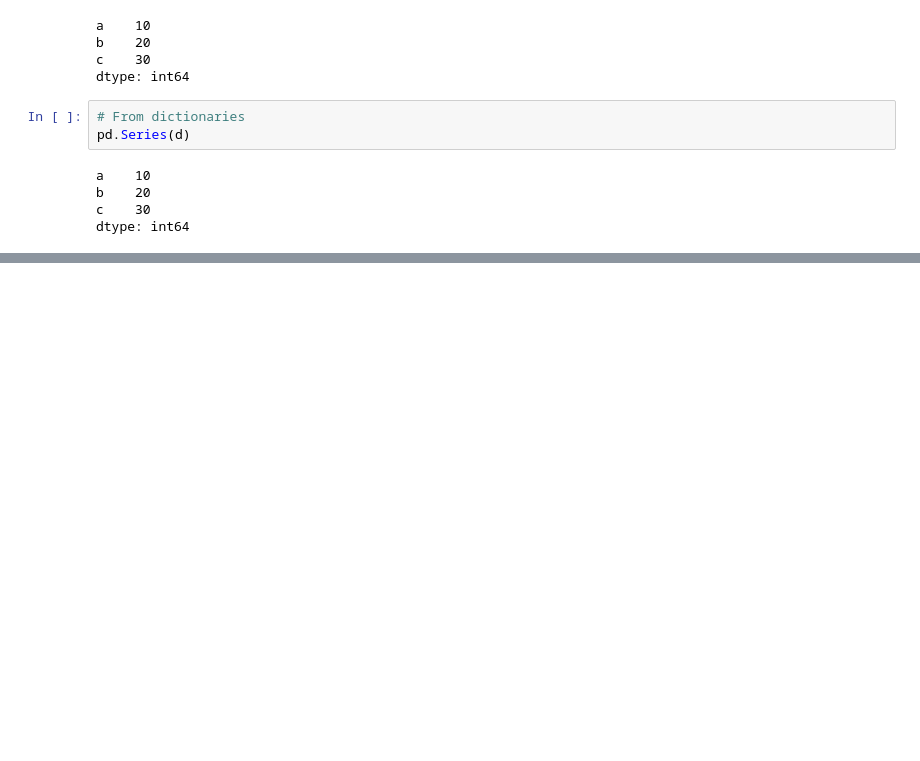
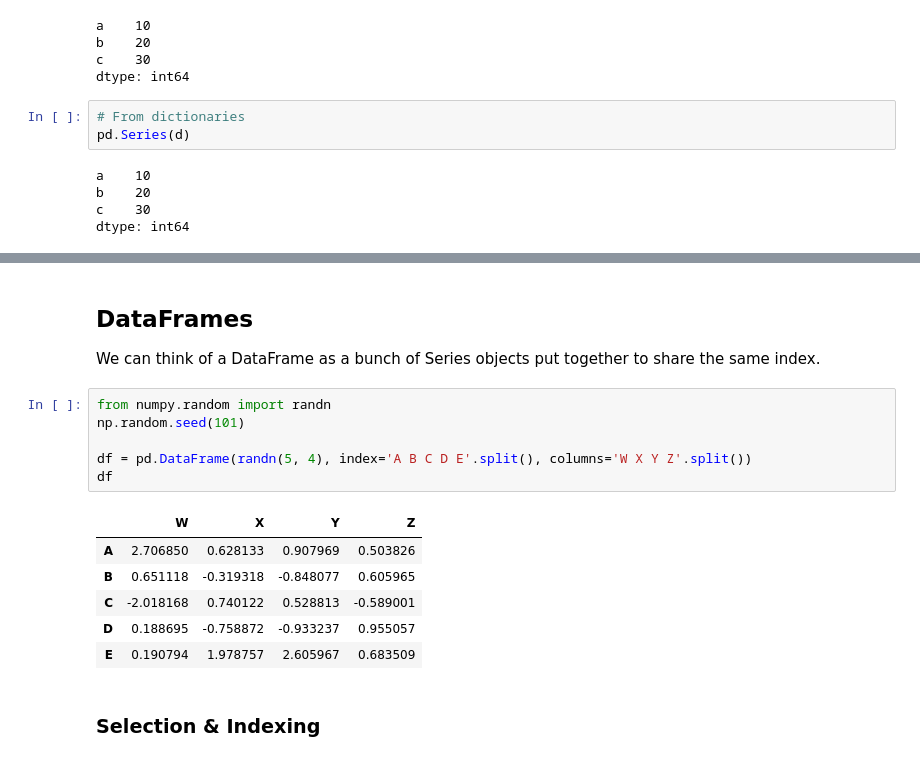
Before and after one commit to fagan2888/udemy-python-for-finance, a Jupyter notebook: pandas.ipynb, the cells around one changed output, grey strips where cells are left out. Drawn from its saved outputs; the diff is of its cells as text; blank space fills up the shorter version.

```diff
--- a/pandas.ipynb
+++ b/pandas.ipynb
@@ -72,0 +127,18 @@ dtype: int64
+# %% [markdown]
+## DataFrames
+We can think of a DataFrame as a bunch of Series objects put together to share the same index.
+# %%
+from numpy.random import randn
+np.random.seed(101)
+
+df = pd.DataFrame(randn(5, 4), index='A B C D E'.split(), columns='W X Y Z'.split())
+df
+# %% [output]
+|  | W | X | Y | Z |
+| A | 2.706850 | 0.628133 | 0.907969 | 0.503826 |
+| B | 0.651118 | -0.319318 | -0.848077 | 0.605965 |
+| C | -2.018168 | 0.740122 | 0.528813 | -0.589001 |
+| D | 0.188695 | -0.758872 | -0.933237 | 0.955057 |
+| E | 0.190794 | 1.978757 | 2.605967 | 0.683509 |
+# %% [markdown]
+### Selection & Indexing
```
Also changed, not shown: parts of 34 cells of this notebook.
